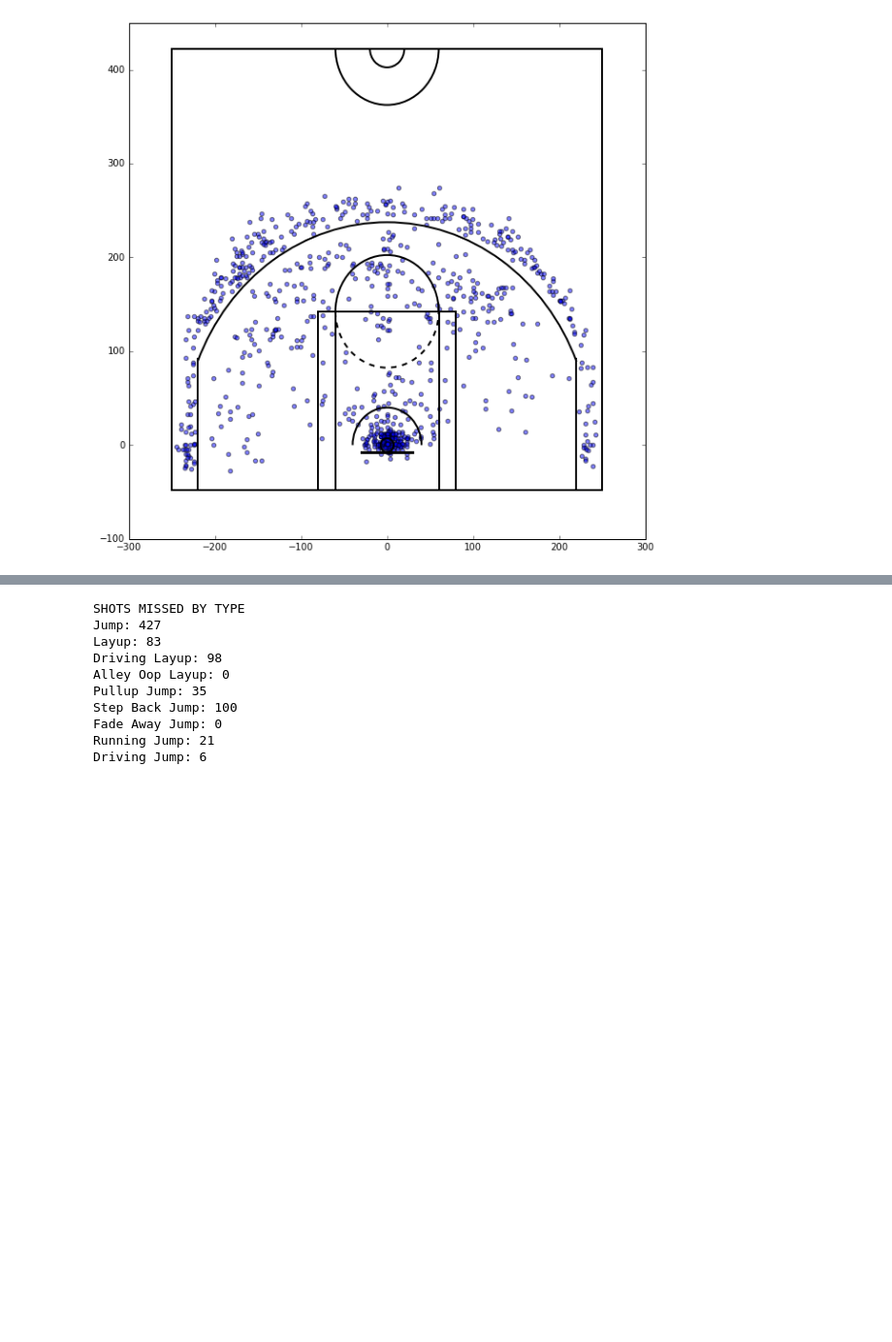
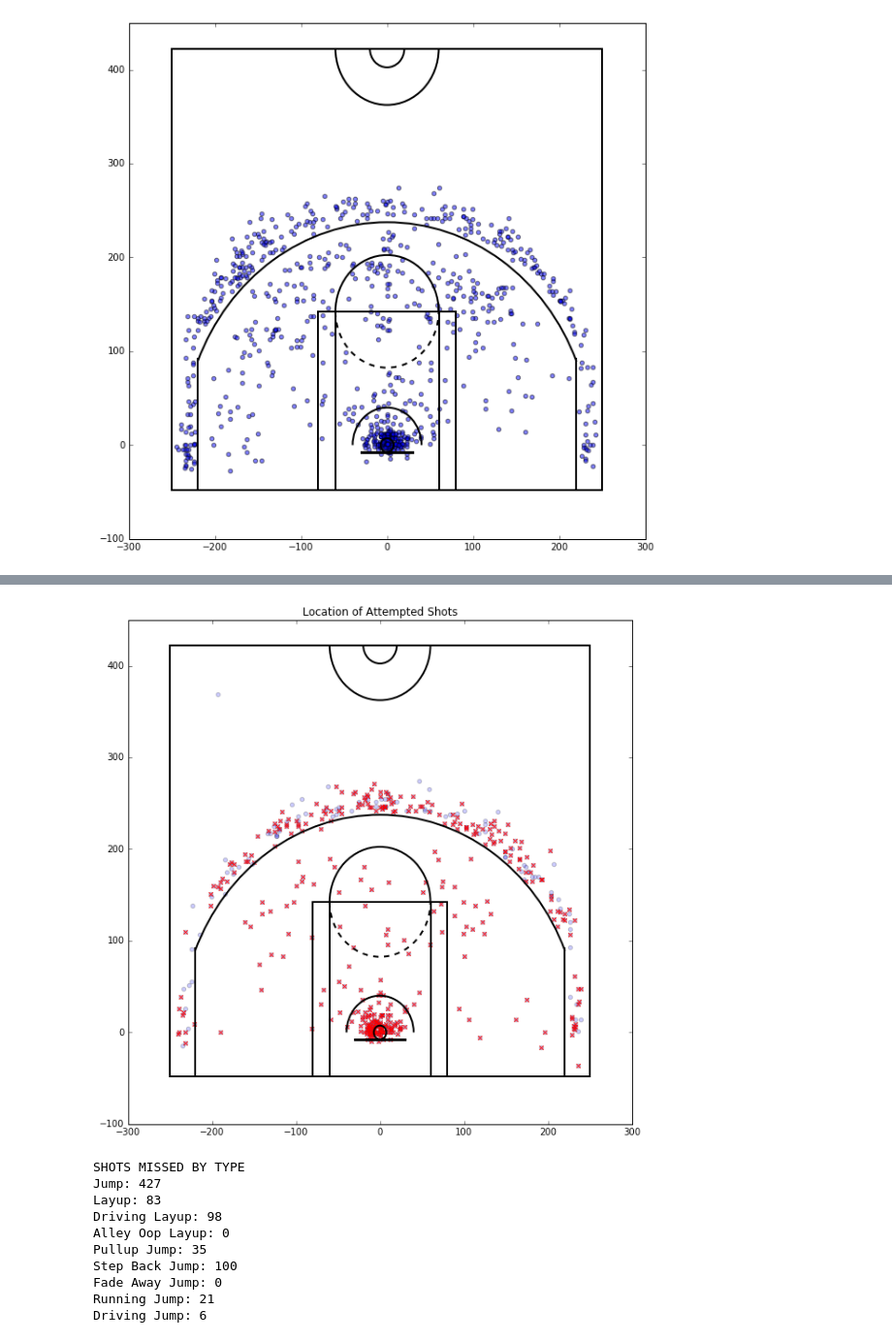
Before and after one commit to cdean00/big_data, a Jupyter notebook: week_2/Week_2_Exercise_Group_6.ipynb, the cells around one changed output, grey strips where cells are left out. Shown: that part at 97% size. Saved outputs shown, nothing was run; the diff lists cells and outputs as text; code cells hidden in the pictures; blank space fills up the shorter version.

```diff
--- a/week_2/Week_2_Exercise_Group_6.ipynb
+++ b/week_2/Week_2_Exercise_Group_6.ipynb
@@ -199,3 +210,0 @@ james = 201935
-# %%
-james_shots = get_shot_stats(james)
-print james_shots
@@ -257,0 +231,77 @@ Location of attempted 3PT shots:
+# %%
+# Write code to generate some basic statistics (like sum() or average()) to inform your research question.
+
+#Defining 3PT FG attempt, made, and missed variables during first half
+james_3fg_attempt_first = james_shots[(james_shots.SHOT_TYPE == '3PT Field Goal') &
+                                      (james_shots.SHOT_ATTEMPTED_FLAG == 1) &
+                                      (james_shots.PERIOD == 1) |
+                                      (james_shots.PERIOD == 2)]
+
+james_3fg_made_first = james_shots[(james_shots.SHOT_TYPE == '3PT Field Goal') &
+                                   (james_shots.SHOT_MADE_FLAG == 1) &
+                                   (james_shots.PERIOD == 1) |
+                                   (james_shots.PERIOD == 2)]
+
+james_3fg_missed_first = james_shots[(james_shots.SHOT_TYPE == '3PT Field Goal') &
+                                     (james_shots.SHOT_MADE_FLAG == 0) &
+                                     (james_shots.PERIOD == 1) |
+                                     (james_shots.PERIOD == 2)]
+
+#Defining 3PT FG attempt, made, and missed variables during second half
+james_3fg_attempt_second = james_shots[(james_shots.SHOT_TYPE == '3PT Field Goal') &
+                                      (james_shots.SHOT_ATTEMPTED_FLAG == 1) &
+                                      (james_shots.PERIOD == 3) |
+                                      (james_shots.PERIOD == 4)]
+
+james_3fg_made_second = james_shots[(james_shots.SHOT_TYPE == '3PT Field Goal') &
+                                   (james_shots.SHOT_MADE_FLAG == 1) &
+                                   (james_shots.PERIOD == 3) |
+                                   (james_shots.PERIOD == 4)]
+
+james_3fg_missed_second = james_shots[(james_shots.SHOT_TYPE == '3PT Field Goal') &
+                                     (james_shots.SHOT_MADE_FLAG == 0) &
+                                     (james_shots.PERIOD == 3) |
+                                     (james_shots.PERIOD == 4)]
+
+#Calculating probability of made 3PT FGs during first half
+james_3fg_probability_first = james_3fg_made_first['SHOT_MADE_FLAG'].count() / james_3fg_attempt_first['SHOT_MADE_FLAG'].count()
+james_3fg_probability_second = james_3fg_made_second['SHOT_MADE_FLAG'].count() / james_3fg_attempt_second['SHOT_MADE_FLAG'].count()
+
+#Defining X,Y location of 3PT FG shot made and attempted during first half
+x_attempt_first = james_3fg_attempt_first['LOC_X']
+x_made_first = james_3fg_made_first['LOC_X']
+y_attempt_first = james_3fg_attempt_first['LOC_Y']
+y_made_first = james_3fg_made_first['LOC_Y']
+
+#Defining X,Y location of 3PT FG shot made and attempted during second half
+x_attempt_second = james_3fg_attempt_second['LOC_X']
+x_made_second = james_3fg_made_second['LOC_X']
+y_attempt_second = james_3fg_attempt_second['LOC_Y']
+y_made_second = james_3fg_made_second['LOC_Y']
+
+#Printing shot attempts, made, and missed sums during first half
+print 'Number of 3PT Field Goals Attempted During First Half: {}'.format(len(james_3fg_attempt_first.index))
+print 'Number of 3PT Field Goals Made During First Half: {}'.format(len(james_3fg_made_first.index))
+print 'Number of 3PT Field Goals Missed During First Half: {}'.format(len(james_3fg_missed_first.index))
+print 'Probability of 3PT Field Goals Made During First Half: {}'.format(james_3fg_probability_first)
+
+#Printing shot attempts, made, and missed sums during second half
+print '\nNumber of 3PT Field Goals Attempted During Second Half: {}'.format(len(james_3fg_attempt_second.index))
+print 'Number of 3PT Field Goals Made During Second Half: {}'.format(len(james_3fg_made_second.index))
+print 'Number of 3PT Field Goals Missed During Second Half: {}'.format(len(james_3fg_missed_second.index))
+print 'Probability of 3PT Field Goals Made During Second Half: {}'.format(james_3fg_probability_second)
+
+#Plotting shots attempted and shots made during first half on court graph.
+plt.figure('scatter')
+plt.title('Location of Attempted Shots')
+xa1 = x_attempt_first# make this just a column of the X shot locations from your datafrane above like dataframe['LOC_X']
+xm1 = x_made_first# make this just a column of the X shot locations from your datafrane above like dataframe['LOC_X']
+ya1 = y_attempt_first# make this just a column of the Y shot locations from your datafrane above like dataframe['LOC_Y']
+ym1 = y_made_first# make this just a column of the Y shot locations from your datafrane above like dataframe['LOC_Y']
+plt.xlim(-300,300)
+plt.ylim(-100,450)
+draw_court(outer_lines=True)
+plt.scatter(xa1,ya1, alpha=.2)
+plt.scatter(xm1,ym1, color='red', alpha=.9, marker='x')
+plt.show()
+# %% [output]
@@ -258,3 +317,4 @@ Location of attempted 3PT shots:
+[figure, added]
 # %%
 print 'SHOTS MISSED BY TYPE'
 james_shot_type_jump_miss = james_shots[(james_shots.ACTION_TYPE == 'Jump Shot') & (james_shots.SHOT_MADE_FLAG == 0)]
```
Also changed, not shown: parts of 11 cells of this notebook.
